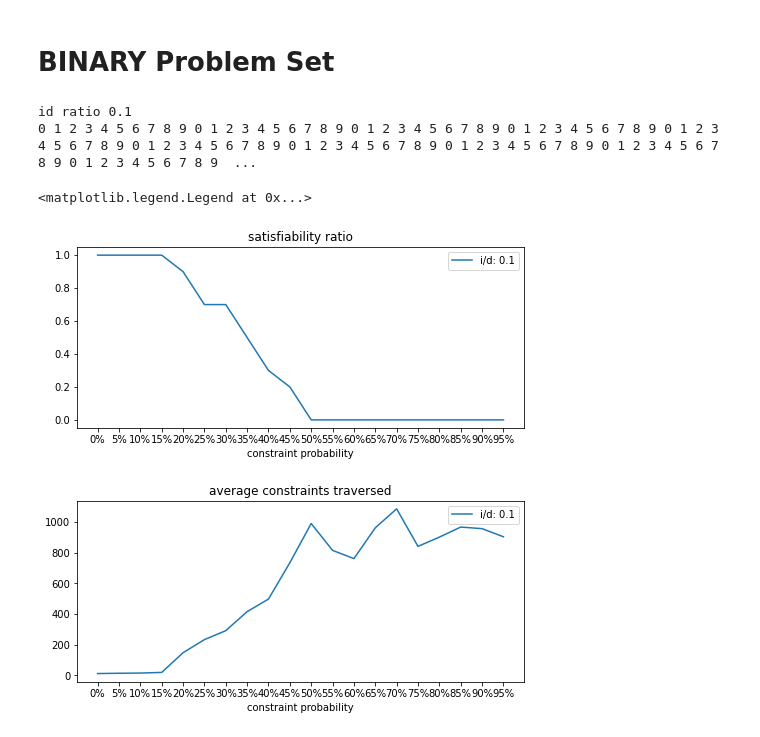
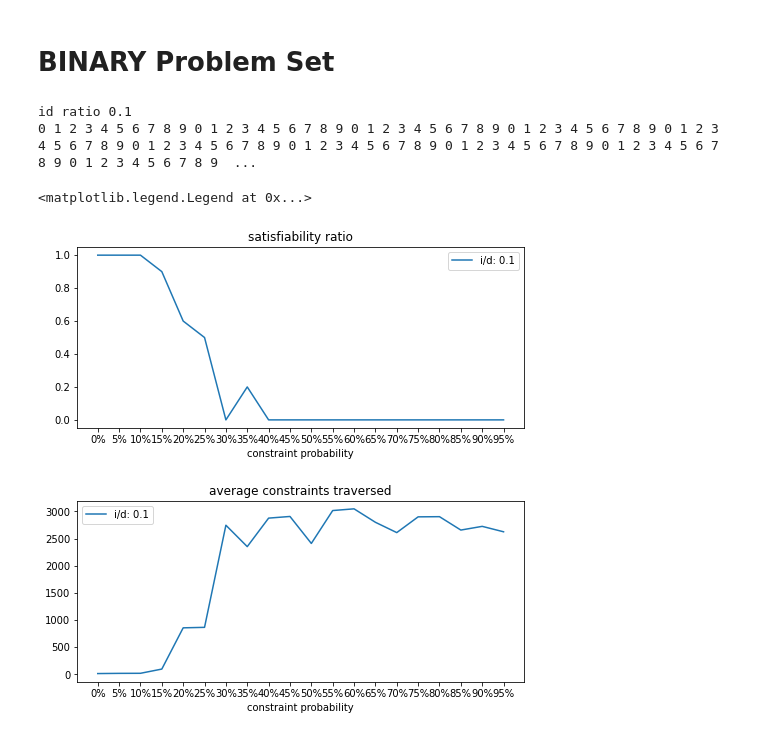
Before and after one commit to IvanDonat/tcsp, a Jupyter notebook: randomised_plot/experiments.ipynb, the cells around one changed output. Saved outputs shown, nothing was run; the diff lists cells and outputs as text; code cells hidden in the pictures.

Commit message:
figures

```diff
--- a/randomised_plot/experiments.ipynb
+++ b/randomised_plot/experiments.ipynb
@@ -209,36 +278,32 @@ axs[0].set_xlabel('constraint probability')
 axs[0].set_title('satisfiability ratio')
 axs[1].set_xlabel('constraint probability')
 axs[1].set_title('average constraints traversed')
 
 for idr in range(1, 2, 1):
     interval_domain_ratio = idr/10
 
     print('id ratio', interval_domain_ratio)
     x_axis = []
     graph = []
     calls = []
     for prob in range(0, 100, 5):
         x_axis.append(f'{prob}%')
         sat, n_calls = try_sat(
             runs=10,
-            num_vars=10,
+            num_vars=12,
             constr_prob=prob/100,
             interval_domain_ratio=interval_domain_ratio,
         )
         graph.append(sat)
         calls.append(n_calls)
 
     axs[0].plot(x_axis, graph, label=f'i/d: {interval_domain_ratio}')
     axs[1].plot(x_axis, calls, label=f'i/d: {interval_domain_ratio}')
 
 axs[0].legend()
 axs[1].legend()
-
-## stuff to make sure w.r.t
-# -> make sure that break_on_sat works correctly
-# -> try different pick_constraint's, vary probability, vary interval_domain_ratio
 # %% [output]
 id ratio 0.1
 0 1 2 3 4 5 6 7 8 9 0 1 2 3 4 5 6 7 8 9 0 1 2 3 4 5 6 7 8 9 0 1 2 3 4 5 6 7 8 9 0 1 2 3 4 5 6 7 8 9 0 1 2 3 4 5 6 7 8 9 0 1 2 3 4 5 6 7 8 9 0 1 2 3 4 5 6 7 8 9 0 1 2 3 4 5 6 7 8 9 0 1 2 3 4 5 6 7 8 9  ...
 <matplotlib.legend.Legend at 0x...>
-[figure, old version]
+[figure, new version]
```
Also changed, not shown: parts of 4 cells of this notebook, 3 other files.
